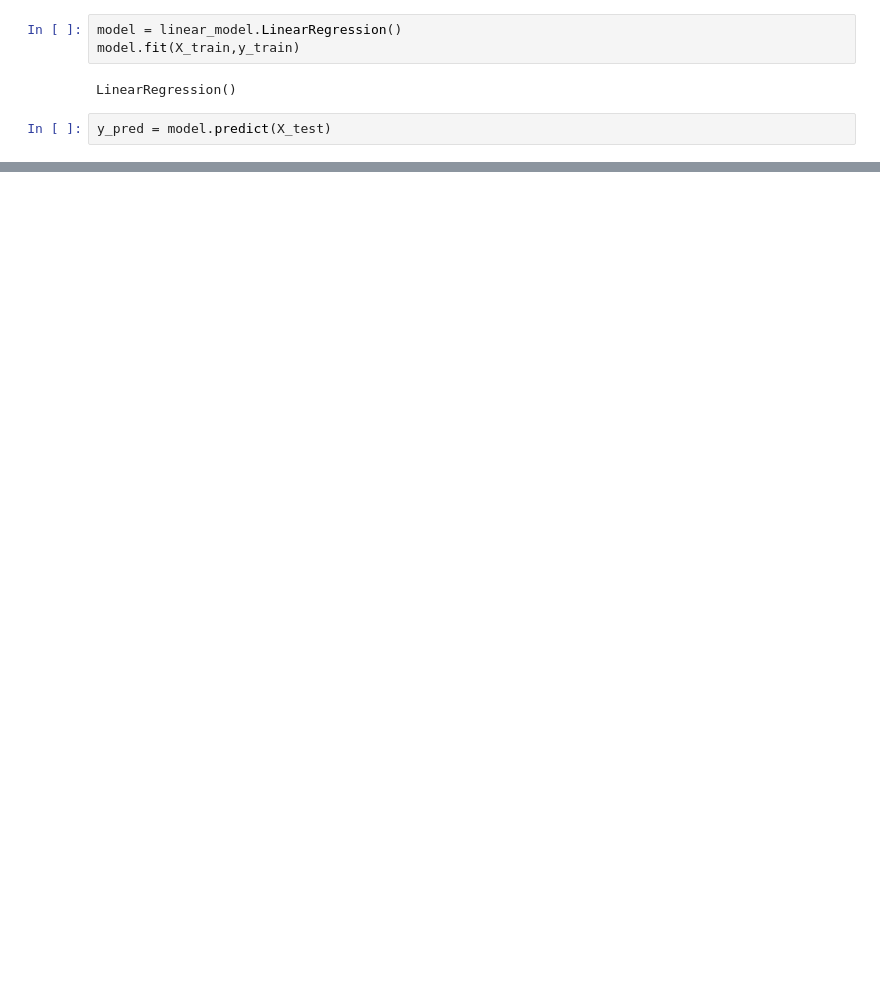
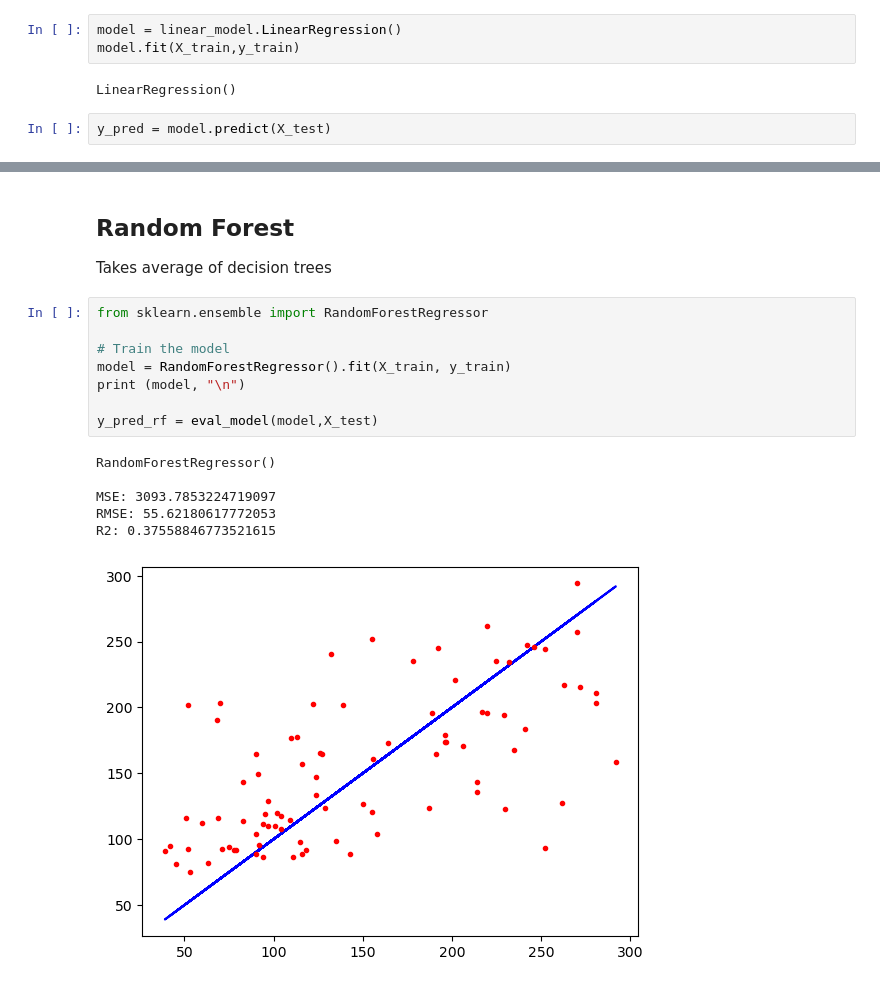
Before and after one commit to llisabere/ML-For-Beginners, a Jupyter notebook: 2-Regression/1-Tools/notebook.ipynb, the cells around one changed output, grey strips where cells are left out. Saved outputs shown, nothing was run; the diff lists cells and outputs as text; blank space fills up the shorter version.

```diff
--- a/2-Regression/1-Tools/notebook.ipynb
+++ b/2-Regression/1-Tools/notebook.ipynb
@@ -31,0 +104,18 @@ plt.plot(y_test,y_pred, '.r')
+# %% [markdown]
+## Random Forest
+Takes average of decision trees
+# %%
+from sklearn.ensemble import RandomForestRegressor
+
+# Train the model
+model = RandomForestRegressor().fit(X_train, y_train)
+print (model, "\n")
+
+y_pred_rf = eval_model(model,X_test)
+# %% [output]
+RandomForestRegressor()
+
+MSE: 3093.7853224719097
+RMSE: 55.62180617772053
+R2: 0.37558846773521615
+[figure, added]
```
Also changed, not shown: parts of 15 cells of this notebook.
